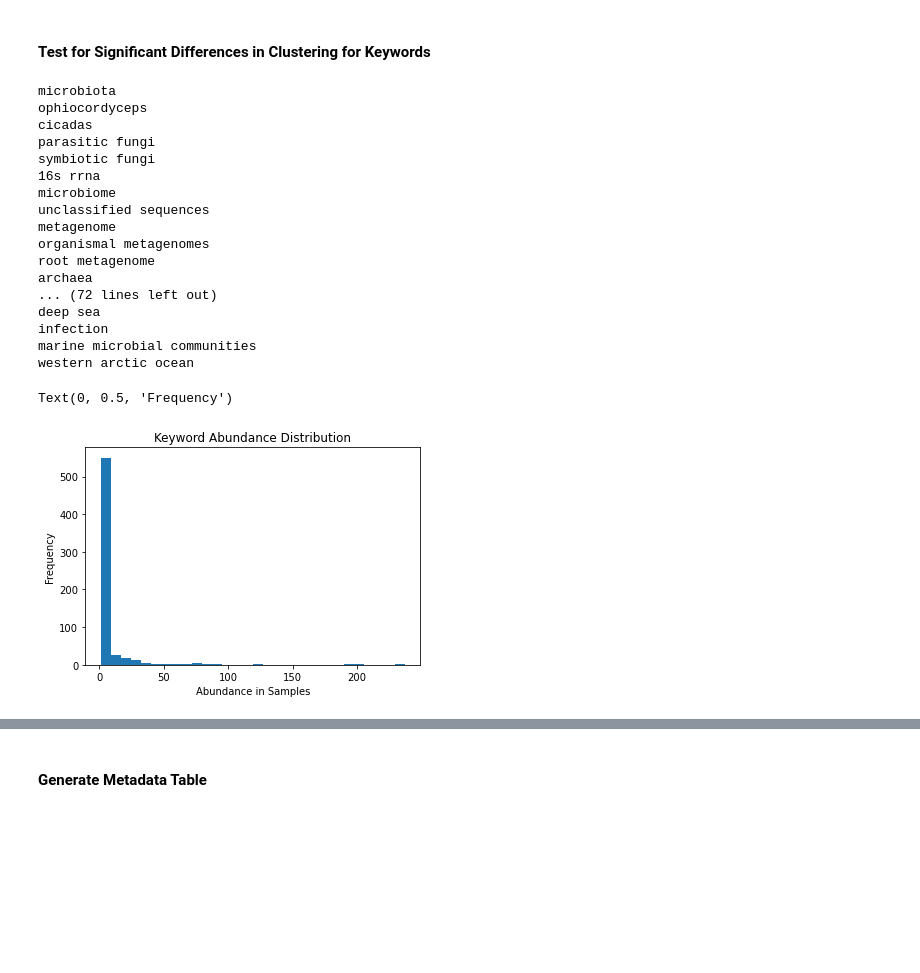
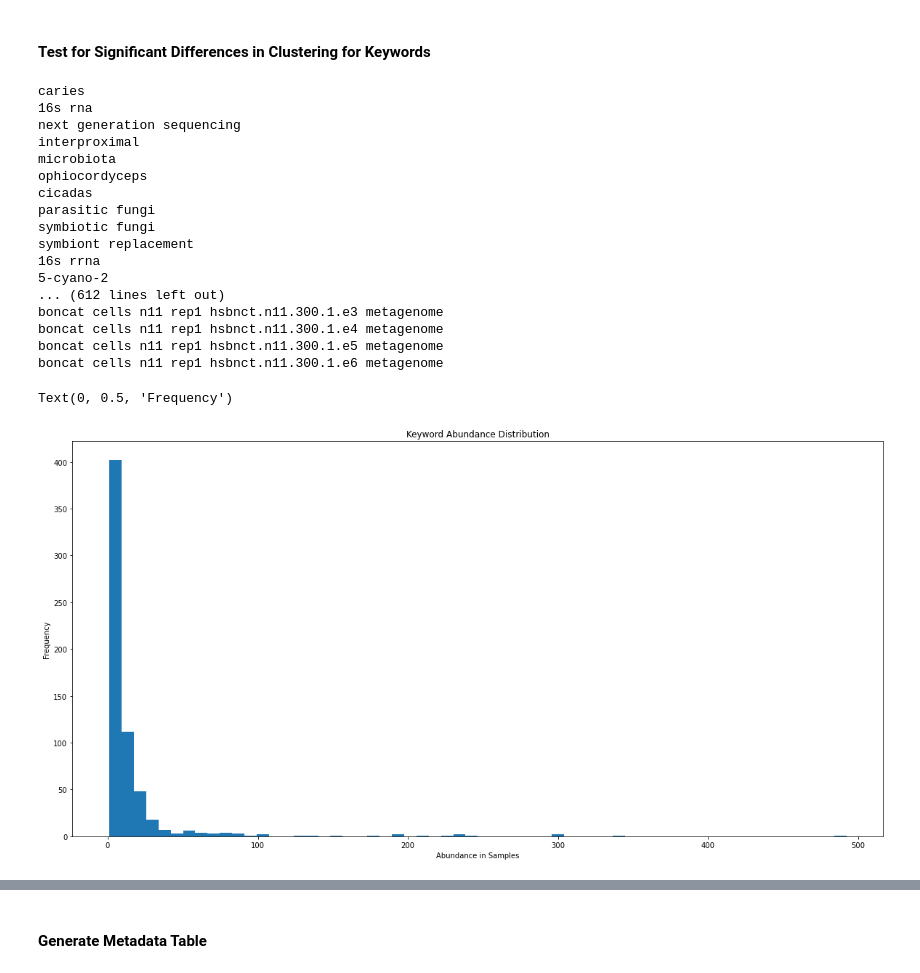
Before and after one commit to jsam356/CAP2, a Jupyter notebook: Distances/Scatterplot.ipynb, the cells around one changed output, grey strips where cells are left out. Drawn from its saved outputs; the diff is of its cells as text; code cells hidden in the pictures; blank space fills up the shorter version.

```diff
--- a/Distances/Scatterplot.ipynb
+++ b/Distances/Scatterplot.ipynb
@@ -430,0 +729,7 @@ figsize(10,10)
+# %%
+def TotalTermAbundance(term,termDict):
+    this_projects=termDict[term]
+    total=0
+    for i in this_projects:
+        total+=col.count(projects.index(i))
+    return total
@@ -430,0 +867,7 @@ figsize(10,10)
+# %%
+def TotalTermAbundance(term,termDict):
+    this_projects=termDict[term]
+    total=0
+    for i in this_projects:
+        total+=col.count(projects.index(i))
+    return total
@@ -430,0 +928,13 @@ figsize(10,10)
+# %%
+enrichedMinMeSH,sizeMinMeSH=getSigTermsMinorMesH(cluster_labels,MinMeSHtoProj,ProjforMeSH,MesHMin,MesHMaj)
+
+print("Cluster"+"\t"+"Term"+"\t"+"Type"+"\t"+"Abundance"+"\t"+"Cluster_Size"+"\t"+"Total Abundance")
+
+clusters=max(dbg.labels_)-min(dbg.labels_)+1
+for i in range(-1,clusters):
+    Pos=i+1
+    try:
+        for term in enrichedMinMeSH[i]:
+            print(str(i)+"\t"+term+"\t"+"MinMeSH"+"\t"+str(sizeMinMeSH[i][term])+"\t"+str(list(dbg.labels_).count(i))+"\t"+str(TotalTermAbundance(term,MinMeSHtoProj))+"\n")
+    except ValueError:
+        pass
@@ -529,12 +1059,20 @@ from scipy.stats import ranksums,kstest
 significant=[]
 abSignificant=[]
 abundance=[]
+byProj=0
+
 for term in kwordtoProj.keys():
-    abundance.append(len(kwordtoProj[term]))
-    if len(kwordtoProj[term])<5:
-        continue
+    if byProj==1:
+        abundance.append(len(kwordtoProj[term]))
+        if len(kwordtoProj[term])<5:
+            continue
+        ncol,thisColMap,Wol=change_col(kwordtoProj,[term],0)
+    else:
+        ncol,thisColMap,Wol=change_col(kwordtoProj,[term],0)
+        abundance.append(ncol.count(20))
+
     print(term)
-    ncol,thisColMap=change_col(kwordtoProj,[term],0)
+    continue
     group_distances=[]
     diff_distances=[]
 
@@ -554,31 +1092,31 @@ for term in kwordtoProj.keys():
         significant.append(term)
         print(term+"\t"+str(len(kwordtoProj[term])))
 # %% [output]
+caries
+16s rna
+next generation sequencing
+interproximal
 microbiota
 ophiocordyceps
 cicadas
 parasitic fungi
 symbiotic fungi
+symbiont replacement
 16s rrna
-microbiome
-unclassified sequences
-metagenome
-organismal metagenomes
-root metagenome
-archaea
-... (72 lines left out)
-deep sea
-infection
-marine microbial communities
-western arctic ocean
+5-cyano-2
+... (612 lines left out)
+boncat cells n11 rep1 hsbnct.n11.300.1.e3 metagenome
+boncat cells n11 rep1 hsbnct.n11.300.1.e4 metagenome
+boncat cells n11 rep1 hsbnct.n11.300.1.e5 metagenome
+boncat cells n11 rep1 hsbnct.n11.300.1.e6 metagenome
 # %%
-hist(abundance,histtype='bar', density=False,bins=30,)
+hist(abundance,histtype='bar', density=False,bins=60,)
 title("Keyword Abundance Distribution")
 xlabel("Abundance in Samples")
 ylabel("Frequency")
 # %% [output]
 Text(0, 0.5, 'Frequency')
-[figure, old version]
+[figure, new version]
 # %%
 abMeSH=[]
 for i in MajMeSHtoProj.keys():
```
Also changed, not shown: parts of 68 cells of this notebook.
